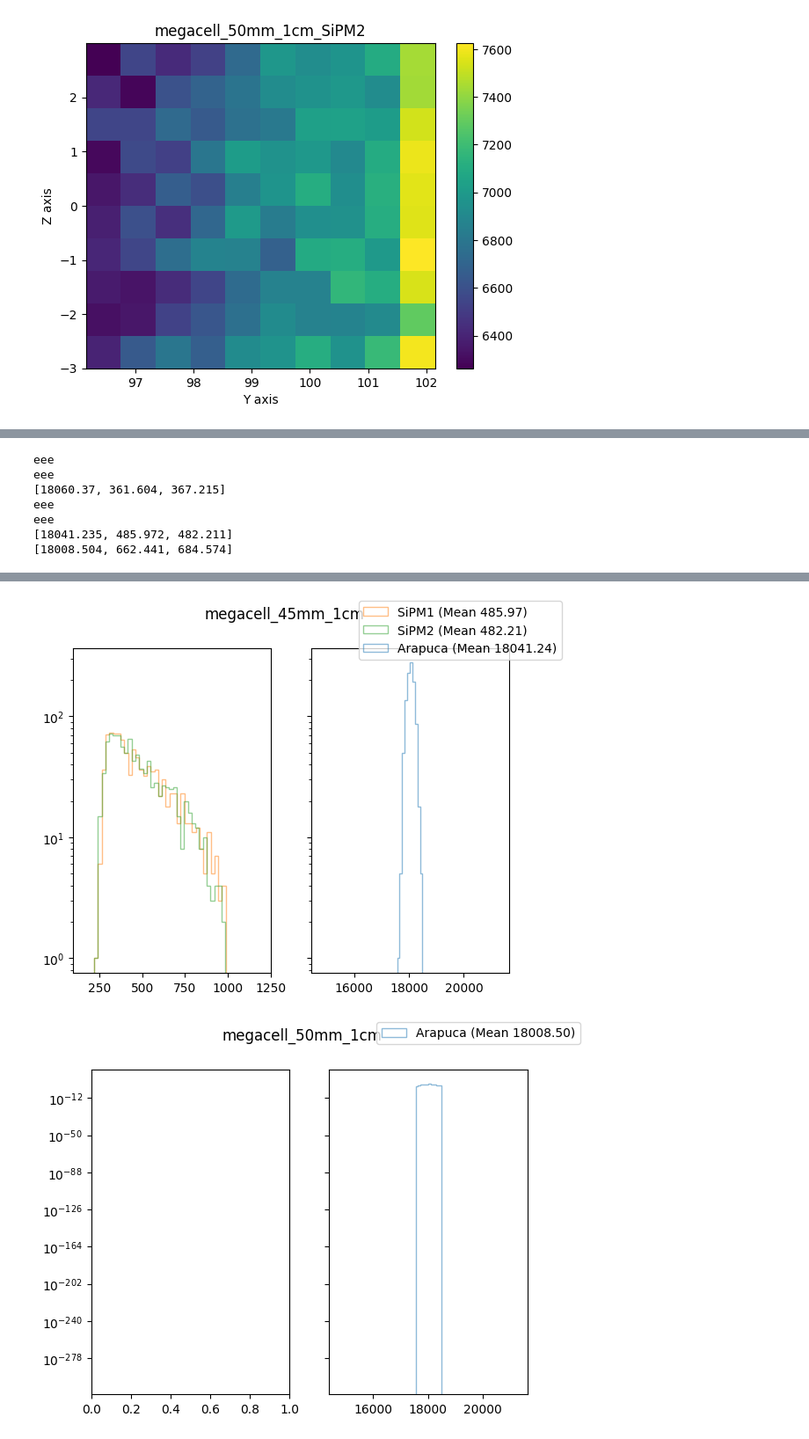
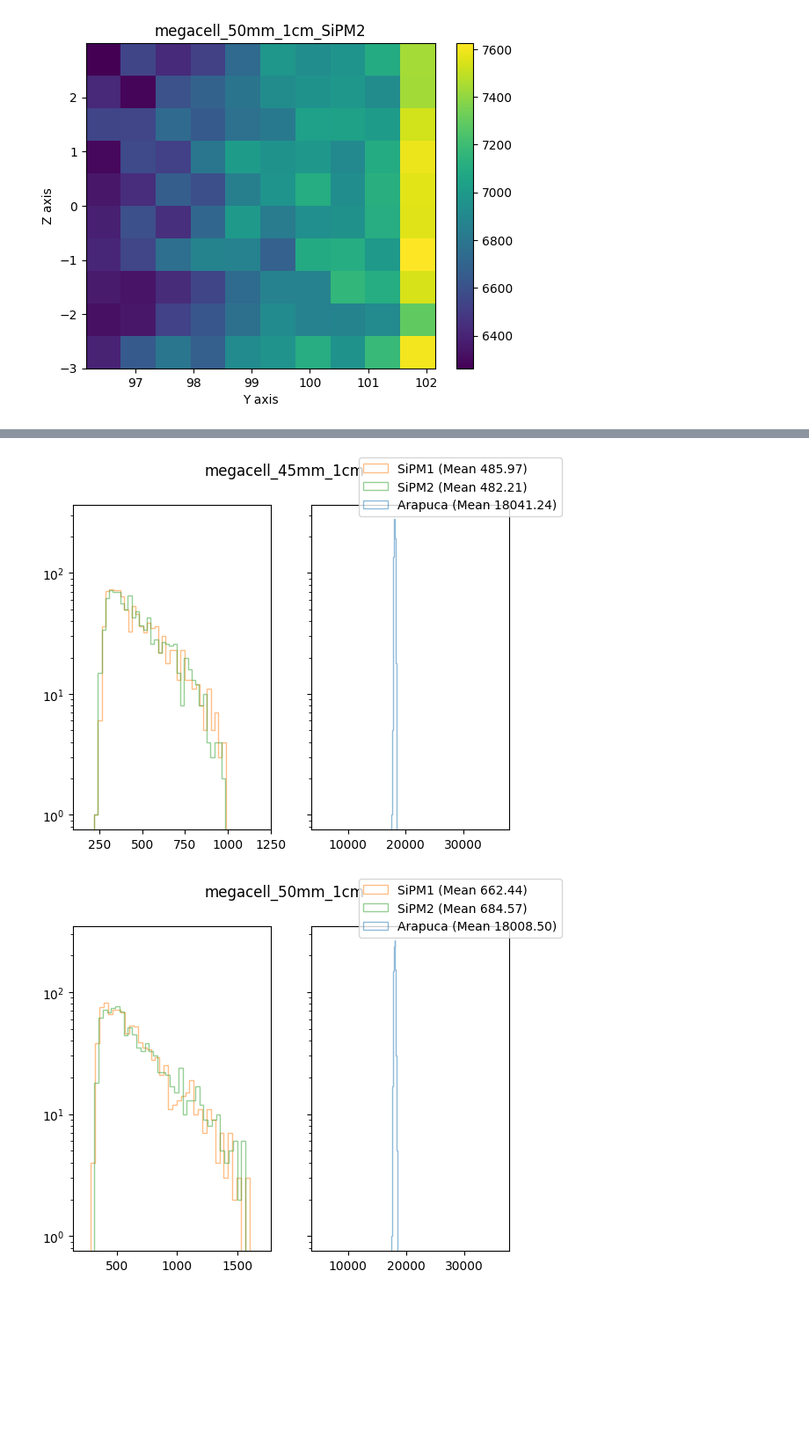
Before and after one commit to CIEMAT-Neutrino/CAJITA, a Jupyter notebook: analysis/Simulation_Output.ipynb, the cells around one changed output, grey strips where cells are left out. Shown at 88% size. Cells and saved outputs as stored; diff of their text form; code cells hidden in the pictures; blank space fills up the shorter version.

```diff
--- a/analysis/Simulation_Output.ipynb
+++ b/analysis/Simulation_Output.ipynb
@@ -117,18 +116,15 @@ sensors_info["SiPM1"]["Area"]   = 6*6           #mm**2
 sensors_info["SiPM2"]["Area"]   = 6*6           #mm**2
 
 
-for d,data in enumerate(all_data):
-    compute_real_angles(my_data=data,sensors_info=sensors_info,debug=debug)
+for d,data in enumerate(all_data): compute_real_angles(my_data=data,sensors_info=sensors_info,debug=debug)
 # %%
-for d,my_data in enumerate(all_data):
-    fig_ang = plot_angular_distributions(my_data,dpi=100)
+for d,my_data in enumerate(all_data): fig_ang = plot_angular_distributions(my_data,dpi=100)
 # %% [output]
 [figure]
 [figure]
 [figure]
 # %%
-for d,my_data in enumerate(all_data):
-    fig_ph = plot_photon_density(my_data,sensors_info,dpi=50)
+for d,my_data in enumerate(all_data): fig_ph = plot_photon_density(my_data,sensors_info,dpi=50)
 # %% [output]
 <Figure size 320x240 with 0 Axes>
 [figure]
@@ -145,11 +161,26 @@ for d,my_data in enumerate(all_data):
+# %%
+def plot_acumhits(my_data,dpi=50,bins=[100,35,35],semilogy=False):
+    for my_file in my_data:
+        means = [];sensors = []
+        for s,sensor in enumerate(my_data[my_file]): mean = np.mean(my_data[my_file][sensor]["AccumHits"]); means.append(mean); sensors.append(sensor)
+
+        if np.any(np.array(means/means[0]) < 0.1) or np.any(np.array(means/means[0]) > 10):
+            fig, axs = plt.subplots(1,2,sharey=True,dpi=dpi);
+            axs[1].hist(my_data[my_file][sensors[0]]["AccumHits"], bins[0], alpha=0.5, histtype="step", color="C"+str(0),label=sensors[0]+" (Mean %0.2f)"%means[0])
+            axs[1].set_xlim(means[0]-means[0]*0.8,means[0]+means[0]*1.1)
+            if semilogy: axs[1].semilogy()
+            for diff in list(np.where(np.array(means/means[0]) < 0.1)[0]) + list(np.where(np.array(means/means[0]) > 10)[0]):
+                axs[0].hist(my_data[my_file][sensors[diff]]["AccumHits"], bins[diff], alpha=0.5, histtype="step", color="C"+str(diff),label=sensors[diff]+" (Mean %0.2f)"%means[diff])
+                axs[0].set_xlim(means[diff]-means[diff]*0.8,means[diff]+means[diff]*1.6)
+                if semilogy: axs[0].semilogy()
+        else:
+            fig, axs = plt.subplots(1,1,sharey=True,dpi=dpi)
+            for s,sensor in enumerate(my_data[my_file]):
+                axs.hist(my_data[my_file][sensor]["AccumHits"], bins[s], alpha=0.5, histtype="step", color="C"+str(s),label=sensor+" (Mean %0.2f)"%means[s])
+
+        fig.suptitle(my_file.replace(".root",""))
+        fig.legend()
+        fig.show()
 # %%
-for d,my_data in enumerate(all_data):
-    fig_acum = plot_acumhits(my_data,dpi=100,semilogy=True,bins=[200,45,45])
+for d,my_data in enumerate(all_data): fig_acum = plot_acumhits(my_data,dpi=100,semilogy=True,bins=[200,45,45])
 # %% [output]
-eee
-eee
-[18060.37, 361.604, 367.215]
-eee
-eee
-[18041.235, 485.972, 482.211]
-[18008.504, 662.441, 684.574]
@@ -157,2 +188,2 @@ eee
-[figure, old version]
+[figure, new version]
-[figure, old version]
+[figure, new version]
```
Also changed, not shown: parts of 3 cells of this notebook, 7 other files.
